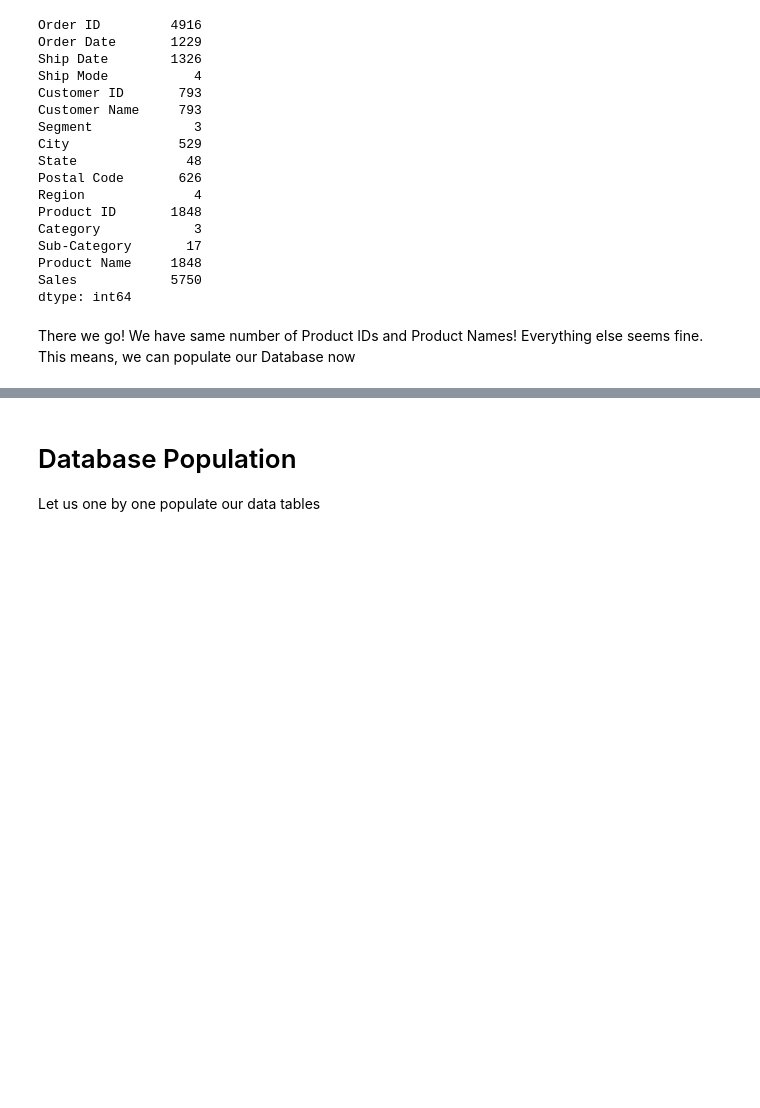
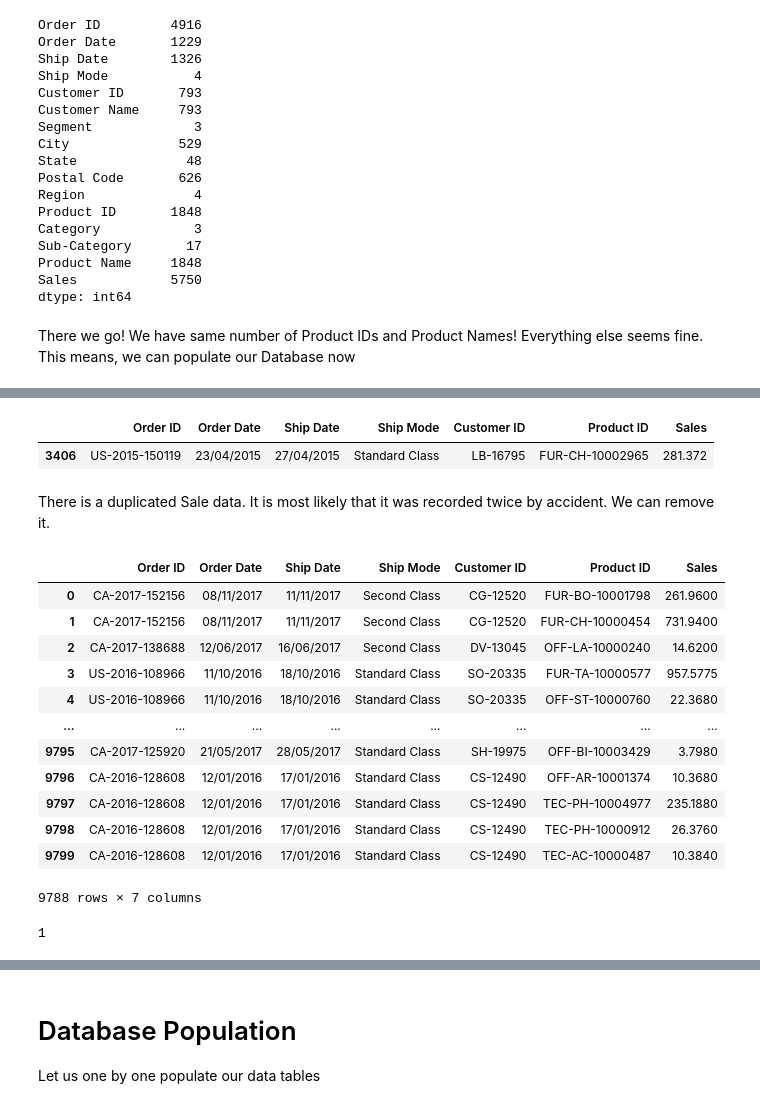
Before and after one commit to Dhami0007/Superstore_SQL_Project, a Jupyter notebook: Superstore_SQL_analysis.ipynb, the cells around one changed output, grey strips where cells are left out. Drawn from its saved outputs; the diff is of its cells as text; code cells hidden in the pictures; blank space fills up the shorter version.

Commit message:
Data Population Done. ETL complete

```diff
--- a/Superstore_SQL_analysis.ipynb
+++ b/Superstore_SQL_analysis.ipynb
@@ -524,0 +538,5 @@ del count
+# %%
+# creating a temporary dataframe for Sales
+
+temp_sales = df[['Order ID', 'Order Date', 'Ship Date', 'Ship Mode', 'Customer ID', 'Product ID', 'Sales']]
+temp_sales.head()
@@ -524,0 +550,28 @@ del count
+# %%
+temp_sales[temp_sales.duplicated()]
+# %% [output]
+|  | Order ID | Order Date | Ship Date | Ship Mode | Customer ID | Product ID | Sales |
+| 3406 | US-2015-150119 | 23/04/2015 | 27/04/2015 | Standard Class | LB-16795 | FUR-CH-10002965 | 281.372 |
+# %% [markdown]
+There is a duplicated Sale data. It is most likely that it was recorded twice by accident. We can remove it.
+# %%
+temp_sales.drop_duplicates()
+# %% [output]
+|  | Order ID | Order Date | Ship Date | Ship Mode | Customer ID | Product ID | Sales |
+| 0 | CA-2017-152156 | 08/11/2017 | 11/11/2017 | Second Class | CG-12520 | FUR-BO-10001798 | 261.9600 |
+| 1 | CA-2017-152156 | 08/11/2017 | 11/11/2017 | Second Class | CG-12520 | FUR-CH-10000454 | 731.9400 |
+| 2 | CA-2017-138688 | 12/06/2017 | 16/06/2017 | Second Class | DV-13045 | OFF-LA-10000240 | 14.6200 |
+| 3 | US-2016-108966 | 11/10/2016 | 18/10/2016 | Standard Class | SO-20335 | FUR-TA-10000577 | 957.5775 |
+| 4 | US-2016-108966 | 11/10/2016 | 18/10/2016 | Standard Class | SO-20335 | OFF-ST-10000760 | 22.3680 |
+| ... | ... | ... | ... | ... | ... | ... | ... |
+| 9795 | CA-2017-125920 | 21/05/2017 | 28/05/2017 | Standard Class | SH-19975 | OFF-BI-10003429 | 3.7980 |
+| 9796 | CA-2016-128608 | 12/01/2016 | 17/01/2016 | Standard Class | CS-12490 | OFF-AR-10001374 | 10.3680 |
+| 9797 | CA-2016-128608 | 12/01/2016 | 17/01/2016 | Standard Class | CS-12490 | TEC-PH-10004977 | 235.1880 |
+| 9798 | CA-2016-128608 | 12/01/2016 | 17/01/2016 | Standard Class | CS-12490 | TEC-PH-10000912 | 26.3760 |
+| 9799 | CA-2016-128608 | 12/01/2016 | 17/01/2016 | Standard Class | CS-12490 | TEC-AC-10000487 | 10.3840 |
+9788 rows × 7 columns
+# %%
+# Duplicate removed
+temp_sales.duplicated().sum()
+# %% [output]
+1
```
Also changed, not shown: parts of 23 cells of this notebook.
